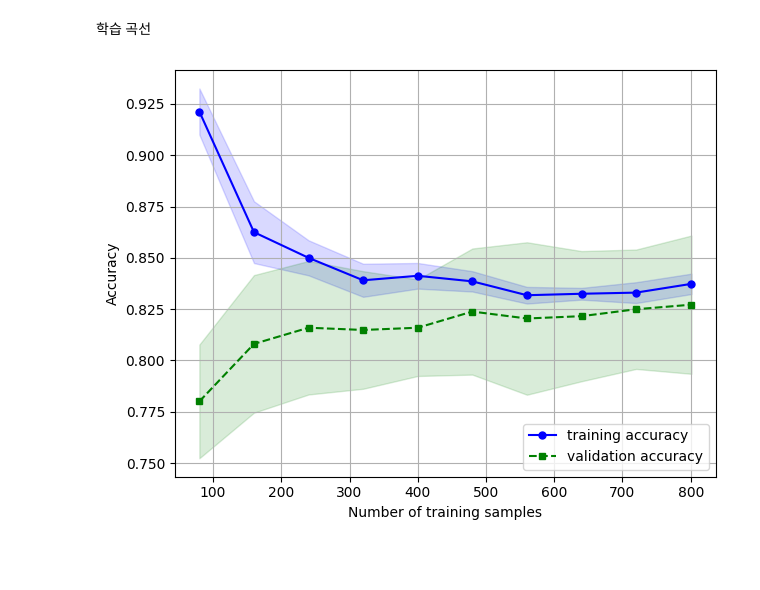
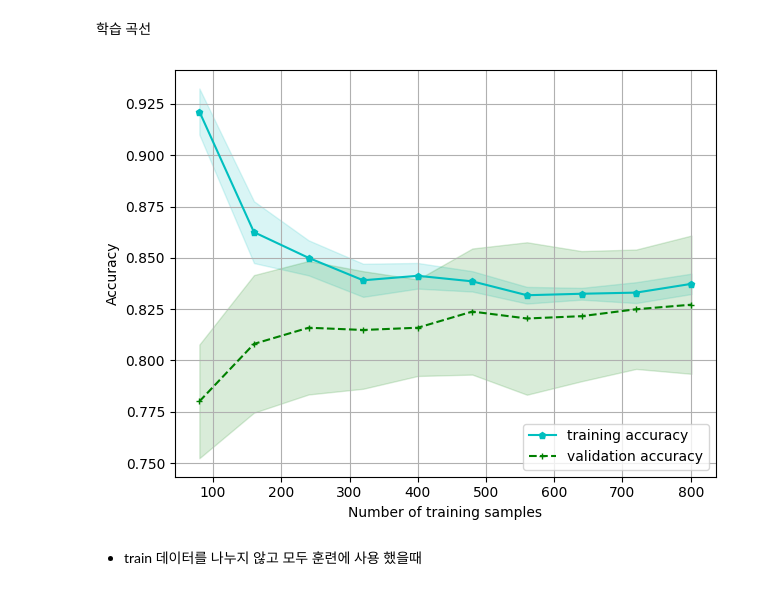
Before and after one commit to ghdaud30/Kaggle-Dacon, a Jupyter notebook: Titanic/titanic.ipynb, the cells around one changed output. Drawn from its saved outputs; the diff is of its cells as text; code cells hidden in the pictures; blank space fills up the shorter version.

```diff
--- a/Titanic/titanic.ipynb
+++ b/Titanic/titanic.ipynb
@@ -505,6 +508,7 @@ memory usage: 55.8+ KB
 # %%
 df_train = pd.read_csv('/kaggle/input/titanic/train.csv')
 df_test = pd.read_csv('/kaggle/input/titanic/test.csv')
+test_passenger_id = df_test['PassengerId'].values.tolist()
 df_train = df_train.drop(["PassengerId",'Ticket'], axis = 1)
 df_test = df_test.drop(["PassengerId",'Ticket'], axis = 1)
 
@@ -522,6 +526,11 @@ df_train['Embarked'] = df_train['Embarked'].fillna(embarked_mode)
 df_test['Embarked'] = df_test['Embarked'].fillna(embarked_mode)
 df_train['Embarked'].isnull().sum()
 
+# test data Fare 결측값 최빈값으로 변환
+mode_Fare = df_test['Fare'].mode().iloc[0]
+df_test['Fare'] = df_test['Fare'].fillna(mode_Fare)
+
+
 total_df = pd.concat([df_train.drop('Survived', axis = 1),df_test],ignore_index = True)
 
 total_df.head()
@@ -886,23 +919,25 @@ Please also refer to the documentation for alternative solver options:
 # %%
 from sklearn.model_selection import learning_curve
 
 lr = LogisticRegression(solver='liblinear', multi_class='auto',C=100.0, random_state=78)
 
 train_sizes, train_scores, test_scores = learning_curve(estimator=lr, X=total_df_train, y=y, train_sizes=np.linspace(0.1, 1.0, 10), cv=10)
 train_mean = np.mean(train_scores, axis=1)
 train_std = np.std(train_scores, axis=1)
 test_mean = np.mean(test_scores, axis=1)
 test_std = np.std(test_scores, axis=1)
 
-plt.plot(train_sizes, train_mean, color='blue', marker='o', markersize=5, label='training accuracy')
-plt.fill_between(train_sizes, train_mean + train_std, train_mean - train_std, alpha=0.15, color='blue')
-plt.plot(train_sizes, test_mean, color='green', linestyle='--', marker='s', markersize=5, label='validation accuracy')
+plt.plot(train_sizes, train_mean, color='c', marker='p', markersize=5, label='training accuracy')
+plt.fill_between(train_sizes, train_mean + train_std, train_mean - train_std, alpha=0.15, color='c')
+plt.plot(train_sizes, test_mean, color='green', linestyle='--', marker='+', markersize=5, label='validation accuracy')
 plt.fill_between(train_sizes, test_mean + test_std, test_mean - test_std, alpha=0.15, color='green')
 plt.grid()
 plt.xlabel('Number of training samples')
 plt.ylabel('Accuracy')
 plt.legend(loc='lower right')
 plt.tight_layout()
 plt.show()
 # %% [output]
-[figure, old version]
+[figure, new version]
+# %% [markdown]
++ train 데이터를 나누지 않고 모두 훈련에 사용 했을때
```
Also changed, not shown: parts of 11 cells of this notebook, 1 other file.
